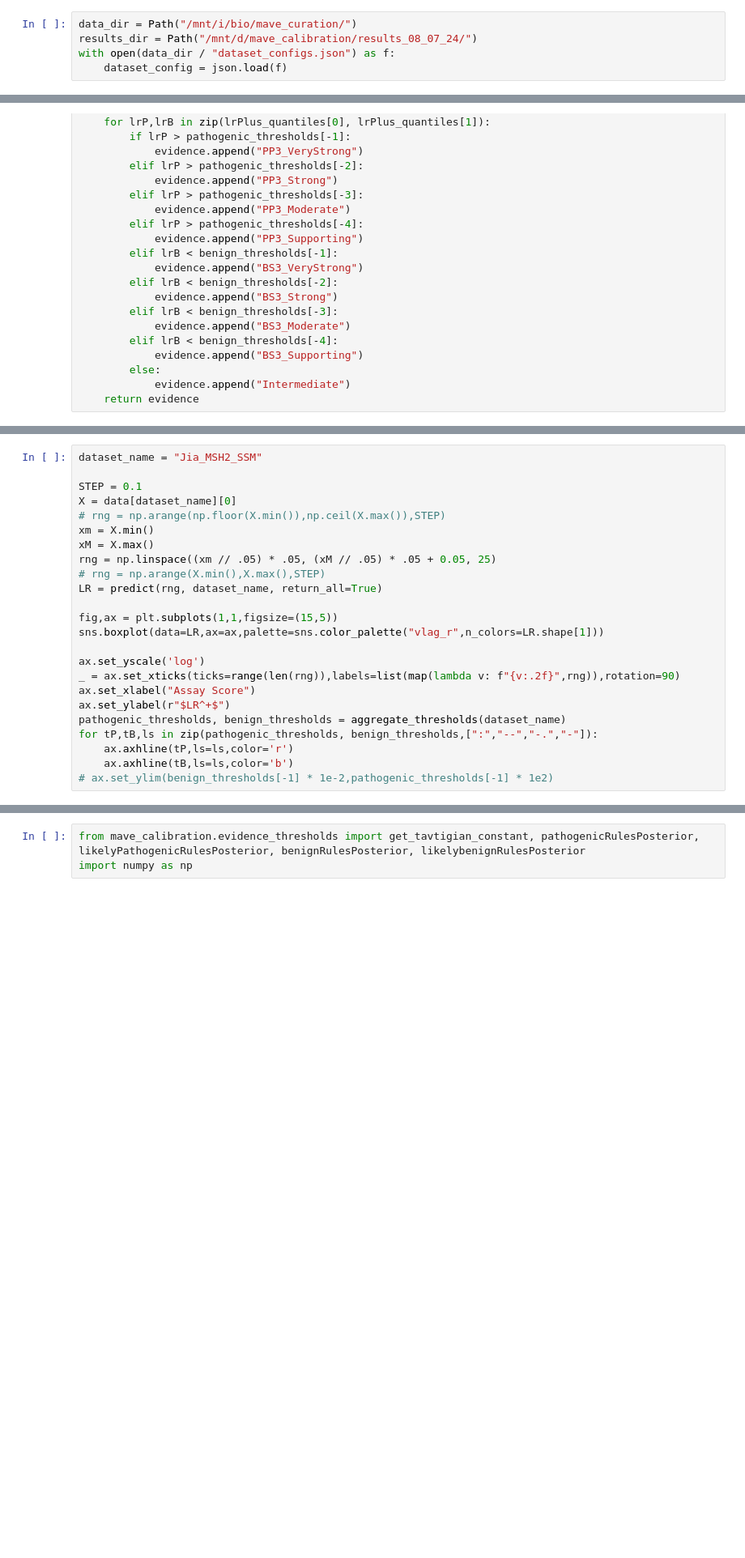
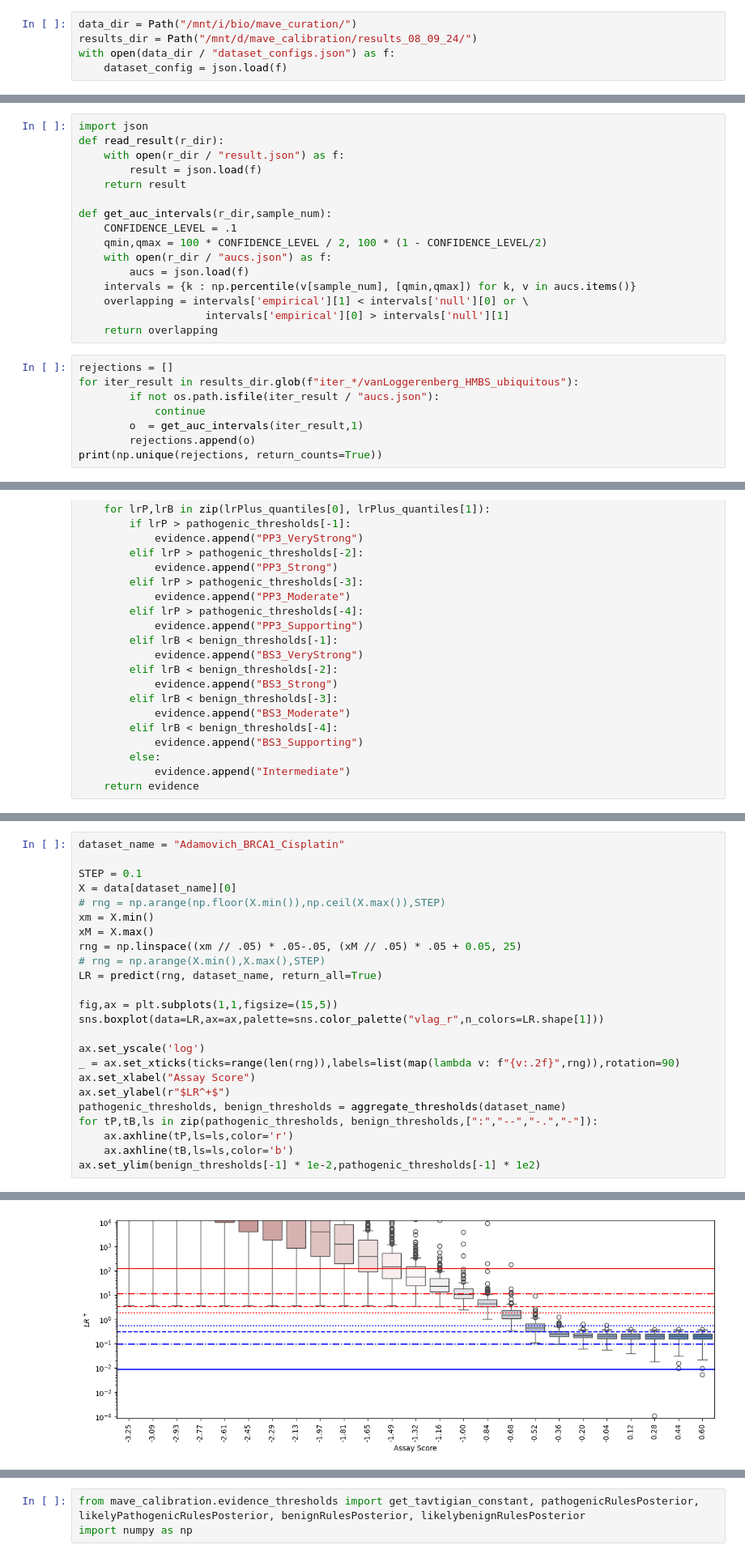
Before and after one commit to Dzeiberg/mave_calibration, a Jupyter notebook: 16_Aggregate_Results.ipynb, the cells around one changed output, grey strips where cells are left out. Shown: that part at 81% size. Cells and saved outputs as stored; diff of their text form; blank space fills up the shorter version.

```diff
--- a/16_Aggregate_Results.ipynb
+++ b/16_Aggregate_Results.ipynb
@@ -10,7 +10,7 @@ import pandas as pd
 from main import prior_from_weights
 # %%
 data_dir = Path("/mnt/i/bio/mave_curation/")
-results_dir = Path("/mnt/d/mave_calibration/results_08_07_24/")
+results_dir = Path("/mnt/d/mave_calibration/results_08_09_24/")
 with open(data_dir / "dataset_configs.json") as f:
     dataset_config = json.load(f)
 # %%
@@ -25,0 +29,24 @@ def read_result(r_dir):
+# %%
+import json
+def read_result(r_dir):
+    with open(r_dir / "result.json") as f:
+        result = json.load(f)
+    return result
+
+def get_auc_intervals(r_dir,sample_num):
+    CONFIDENCE_LEVEL = .1
+    qmin,qmax = 100 * CONFIDENCE_LEVEL / 2, 100 * (1 - CONFIDENCE_LEVEL/2)
+    with open(r_dir / "aucs.json") as f:
+        aucs = json.load(f)
+    intervals = {k : np.percentile(v[sample_num], [qmin,qmax]) for k, v in aucs.items()}
+    overlapping = intervals['empirical'][1] < intervals['null'][0] or \
+                    intervals['empirical'][0] > intervals['null'][1]
+    return overlapping
+# %%
+rejections = []
+for iter_result in results_dir.glob(f"iter_*/vanLoggerenberg_HMBS_ubiquitous"):
+        if not os.path.isfile(iter_result / "aucs.json"):
+            continue
+        o  = get_auc_intervals(iter_result,1)
+        rejections.append(o)
+print(np.unique(rejections, return_counts=True))
@@ -133,12 +166,12 @@ def assign_strength(score, dataset_name,):
 # %%
-dataset_name = "Jia_MSH2_SSM"
+dataset_name = "Adamovich_BRCA1_Cisplatin"
 
 STEP = 0.1
 X = data[dataset_name][0]
 # rng = np.arange(np.floor(X.min()),np.ceil(X.max()),STEP)
 xm = X.min()
 xM = X.max()
-rng = np.linspace((xm // .05) * .05, (xM // .05) * .05 + 0.05, 25)
+rng = np.linspace((xm // .05) * .05-.05, (xM // .05) * .05 + 0.05, 25)
 # rng = np.arange(X.min(),X.max(),STEP)
 LR = predict(rng, dataset_name, return_all=True)
 
@@ -153,4 +186,5 @@ pathogenic_thresholds, benign_thresholds = aggregate_thresholds(dataset_name)
 for tP,tB,ls in zip(pathogenic_thresholds, benign_thresholds,[":","--","-.","-"]):
     ax.axhline(tP,ls=ls,color='r')
     ax.axhline(tB,ls=ls,color='b')
-# ax.set_ylim(benign_thresholds[-1] * 1e-2,pathogenic_thresholds[-1] * 1e2)
+ax.set_ylim(benign_thresholds[-1] * 1e-2,pathogenic_thresholds[-1] * 1e2)
+# %% [output]
@@ -156,0 +192 @@ for tP,tB,ls in zip(pathogenic_thresholds, benign_thresholds,[":","--","-.","-"]
+[figure, added]
```
Also changed, not shown: parts of 9 cells of this notebook, 4 other files.
